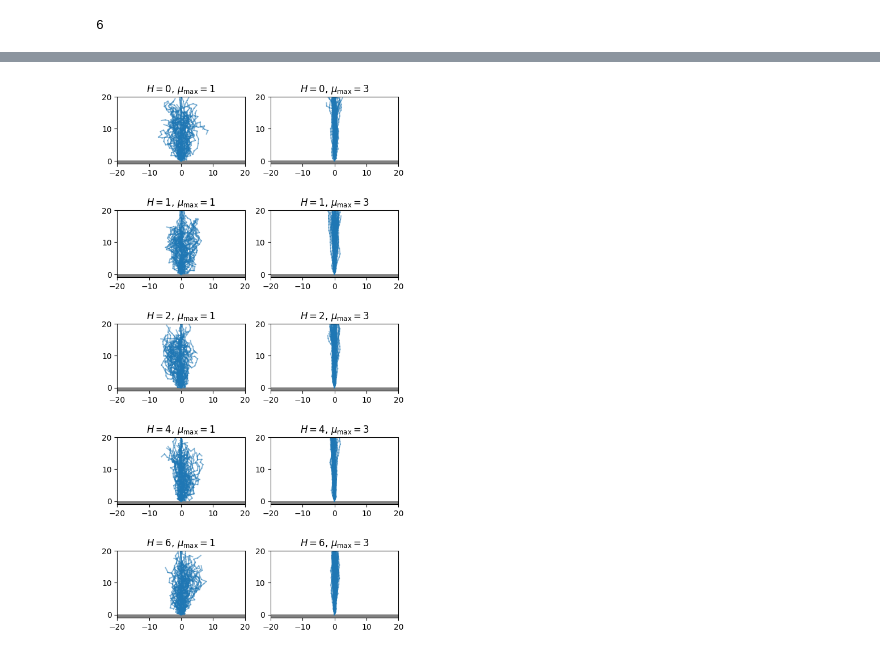
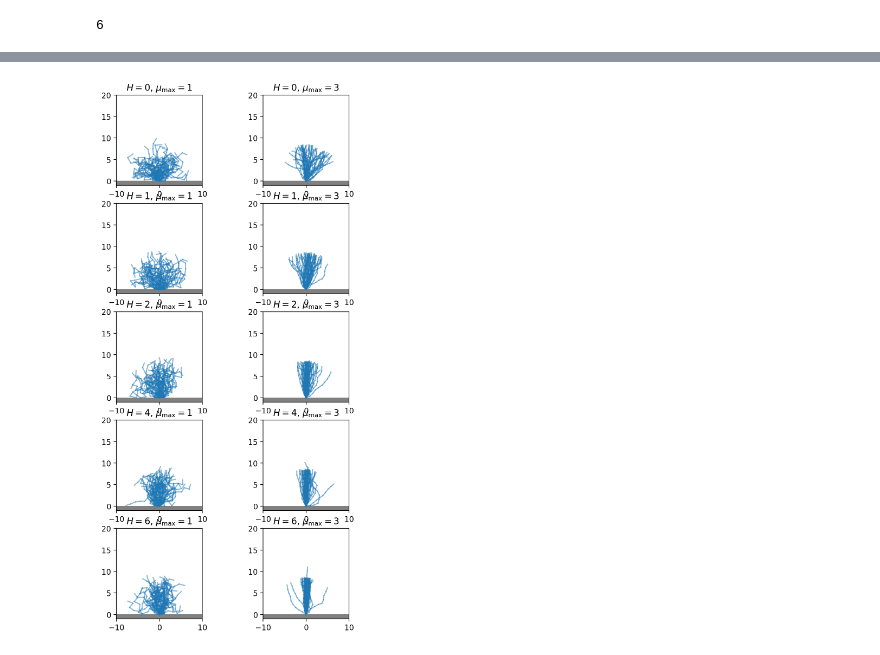
Before and after one commit to ripaul/magnetic-filaments, a Jupyter notebook: magnetic.ipynb, the cells around one changed output, grey strips where cells are left out. Drawn from its saved outputs; the diff is of its cells as text; code cells hidden in the pictures.

Commit message:
update with n=1050, thinning=3000

```diff
--- a/magnetic.ipynb
+++ b/magnetic.ipynb
@@ -195,31 +185,24 @@ plt.show()
 # %%
-n = 20
-
-c, d = 3, 3 # c ... number of constraints per state, d ... number of dimensions per state
-
-A, b = np.zeros((c*n-1, d*n-2)), 1e-5*np.ones((c*n-1))
-
-for i in range(n):
-    if i > 0:
-        A[c*i-1,d*i-1] = -1
-
-    A[c*i,d*i] = 1
-    A[c*i+1,d*i] = -1
-
-    b[c*i] = 2*np.pi
+n = 10
 
 #Hs = [0, .2, .4, .6, .8, 1, 1.2, 1.4, 1.6, 1.8, 2, 2.5, 3, 4, 5, 6]
 #Hs = [0, .5, 1, 1.5, 2, 2.5, 3, 4, 5, 6]
 Hs = [0, 1, 2, 4, 6]
 mu_maxs = [1, 3]
 
-problems = [hp.Problem(A, b, CanonicalEnsemble(sigma=1, r_f=2, beta=1, H=H, mu_max=mu_max)) for H in Hs for mu_max in mu_maxs]
+r_f = 2
+
+A, b = construct_constraints(n, r_f=2)
+
+problems = [hp.Problem(A, b, CanonicalEnsemble(sigma=1, r_f=r_f, beta=1, H=H, mu_max=mu_max)) for H in Hs for mu_max in mu_maxs]
 starting_point = [np.pi / 5]
 
 for i in range(1, n):
-    starting_point += [0, .99*ens.r_f*i, np.pi / 5]
+    starting_point += [0, .99*r_f*i, np.pi / 5]
 
-n_samples = 350
+starting_point = np.array(starting_point)
+
+n_samples = 1050
 thinning = 3000
 n_chains = 10
 
@@ -230,7 +213,7 @@ def warmup(args):
     rngs = [hp.RandomNumberGenerator(42, i) for i in range(n_chains)]
 
     elapsed = time.time()
-    accrate, states = hp.sample(mcs, rngs, 350, thinning=thinning, n_threads=n_chains)
+    accrate, states = hp.sample(mcs, rngs, n_samples, thinning=thinning, n_threads=n_chains)
     elapsed = time.time() - elapsed
 
     return (elapsed, accrate), states
@@ -242,10 +225,13 @@ def sample(args):
     rngs = [hp.RandomNumberGenerator(42, i) for i in range(n_chains)]
 
     elapsed = time.time()
-    accrate, states = hp.sample(mcs, rngs, 350, thinning=thinning, n_threads=n_chains)
+    accrate, states = hp.sample(mcs, rngs, n_samples, thinning=thinning, n_threads=n_chains)
     elapsed = time.time() - elapsed
 
     return (elapsed, accrate), states
 
 
 no_field_args = [(problem.model.model.H, problem.model.model.mu_max, problem, starting_point) for problem in problems[:2]]
+
+draw_state(starting_point, problems[0].model.model, xlim=[-r_f, r_f], ylim=[-1, n*r_f], draw_particles=True)
+plt.show()
@@ -378,23 +366,23 @@ plt.show()
 # %%
-fig, axs = plt.subplots(len(Hs), len(mu_maxs), dpi=100, figsize=(6.4, 12.8))
+fig, axs = plt.subplots(len(Hs), len(mu_maxs), dpi=200, figsize=(6.4, 12.8))
 
 N = 5 # number of samples per chain to draw
 
 for i, H in enumerate(Hs):
     for j, mu_max in enumerate(mu_maxs):
         _states = states[(H, mu_max)][-1]
         ens = problems[list(states).index((H, mu_max))].model.model
 
         n_chains = _states.shape[0]
         n_samples = _states.shape[1]
 
         thinning = int(n_samples / N)
 
         axs[i, j].set_title(r"$H = " + str(H) + "$, $\mu_{\mathrm{max}} = " + str(mu_max) + "$")
         for k in range(n_chains):
             for l in range(N):
-                draw_state(_states[k,l*thinning], ens, fig=fig, ax=axs[i, j], alpha=.5, xlim=[-n, n], ylim=[-1,n])#, xlim=xlim, ylim=ylim)
+                draw_state(_states[k,l*thinning], ens, fig=fig, ax=axs[i, j], alpha=.5, xlim=[-n, n], ylim=[-1,r_f*n], draw_particles=False)#, xlim=xlim, ylim=ylim)
 
 plt.show()
 # %% [output]
-[figure, old version]
+[figure, new version]
```
Also changed, not shown: parts of 5 cells of this notebook, 2 other files.
